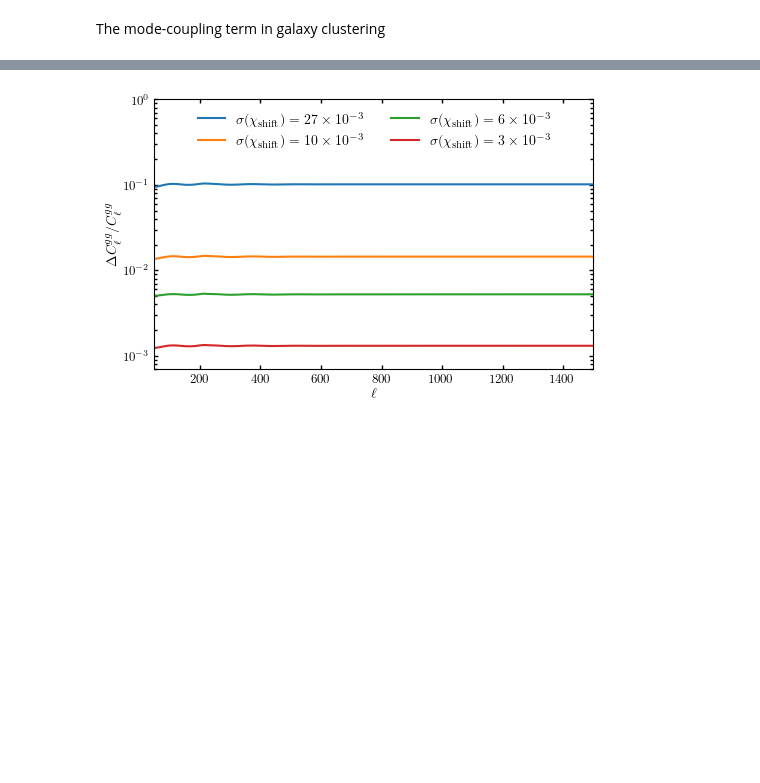
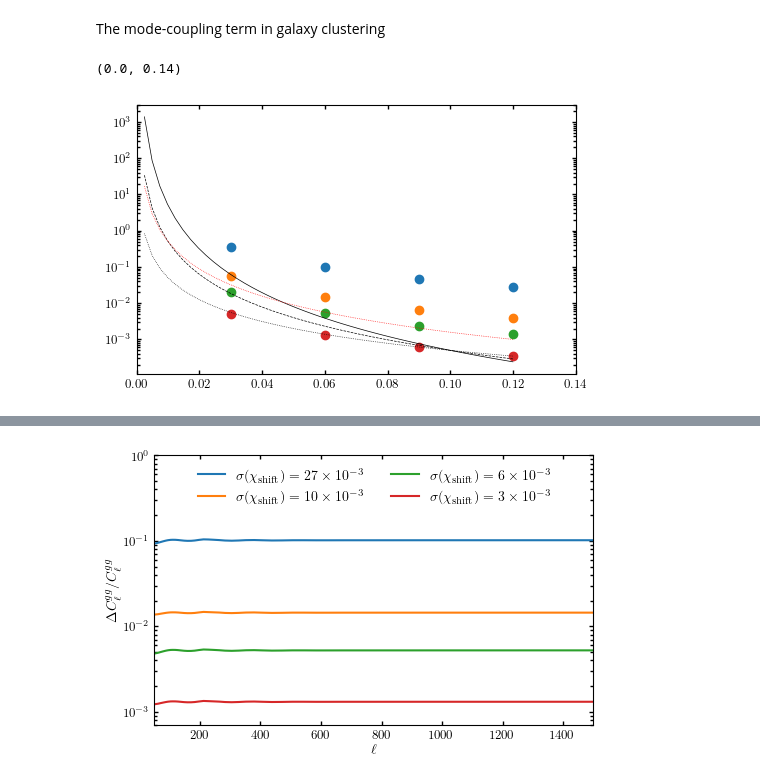
Before and after one commit to abaleato/CARDiAC, a Jupyter notebook: biases_code/galaxy_clustering_example.ipynb, the cells around one changed output, grey strips where cells are left out. Saved outputs shown, nothing was run; the diff lists cells and outputs as text; code cells hidden in the pictures; blank space fills up the shorter version.

```diff
--- a/biases_code/galaxy_clustering_example.ipynb
+++ b/biases_code/galaxy_clustering_example.ipynb
@@ -188,0 +271,27 @@ The mode-coupling term in galaxy clustering
+# %%
+alphas = np.array([-2])
+sigmas = np.array([0.5, 1, 1.5, 2]) * 0.06 # The width of the fiducial distribution
+sigma_zshifts = np.array([0.017*(1+z_mean), 0.01, 0.006, 0.003]) #np.array([2, 1, 0.1])*error_on_meanz
+
+i = 0
+for sigma_zshift in sigma_zshifts:
+    j=0
+    for alpha in alphas:
+        k=0
+        for sigma in sigmas:
+            plt.scatter(sigma, bias_fom[i,j,k], color="C{}".format(i))
+            k+=1
+        j+=1
+    i+=1
+
+xs = np.linspace(0,0.12)
+plt.plot(xs, 5e-8*xs**-4, lw=0.5, color='k')
+plt.plot(xs, 5e-7*xs**-3, lw=0.5, color='k', ls='--')
+plt.plot(xs, 5e-6*xs**-2, lw=0.5, color='k', ls=':')
+plt.plot(xs, 5e-6*xs**-(5/2), lw=0.5, color='r', ls=':')
+
+plt.yscale('log')
+plt.xlim([0,0.14])
+# %% [output]
+(0.0, 0.14)
+[figure, added]
```
Also changed, not shown: parts of 11 cells of this notebook.
